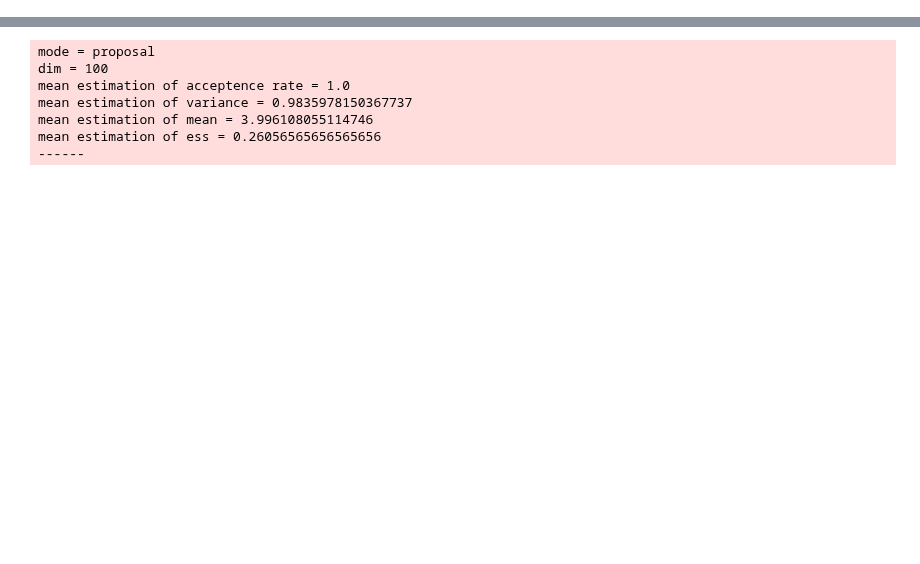
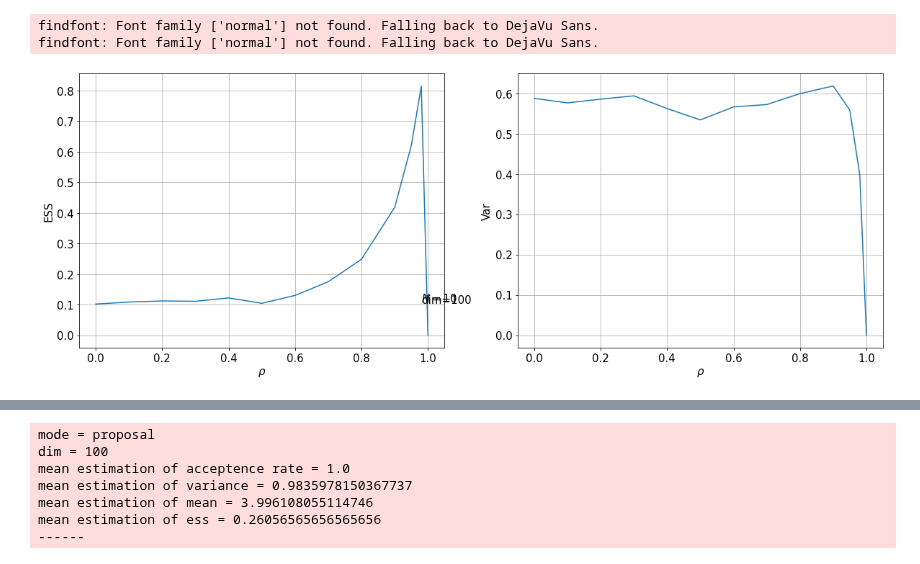
Before and after one commit to premolab/gans_sampling, a Jupyter notebook: notebooks/testing_stuff.ipynb, the cells around one changed output, grey strips where cells are left out. Cells and saved outputs as stored; diff of their text form; code cells hidden in the pictures; blank space fills up the shorter version.

```diff
--- a/notebooks/testing_stuff.ipynb
+++ b/notebooks/testing_stuff.ipynb
@@ -70 +110,26 @@ proposal = init_independent_normal(scale_proposal, dim,
+# %%
+import matplotlib
+font = {'family' : 'normal',
+        'weight' : 'normal',
+        'size'   : 15}
+
+matplotlib.rc('font', **font)
+fig, axs = plt.subplots(ncols=2, figsize=(20, 7))
+axs[0].plot(rs, vals)
+axs[0].set_ylabel(r'ESS')
+axs[1].plot(rs, var)
+axs[1].set_ylabel(r'Var')
+# plt.xlabel(r'$N$')
+for ax in axs:
+    ax.set_xlabel(r'$\rho$')
+    ax.grid()
+# # plt.text(50, 0.1, fr'$\rho_0=${rhos[-1]:.2f}, $\rho_T=${rhos[0]:.2f}')
+axs[0].text(rs[-2], vals[1], fr'$N=${N}')
+axs[0].text(rs[-2], vals[5], fr'dim={dim}')
+# # plt.savefig(f'../../ESS_N_dim{dim}.png')
+plt.savefig(f'../../ESS_rho_dim{dim}.png')
+# %% [output]
+findfont: Font family ['normal'] not found. Falling back to DejaVu Sans.
+findfont: Font family ['normal'] not found. Falling back to DejaVu Sans.
+[figure, added]
 # %%
```
Also changed, not shown: parts of 27 cells of this notebook, 1 other file.
